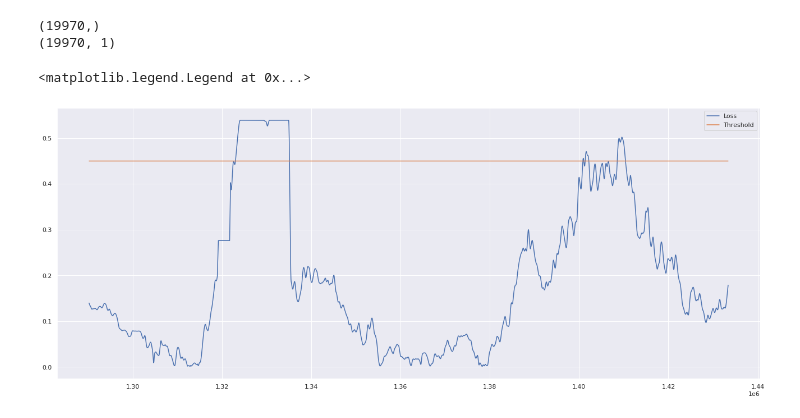
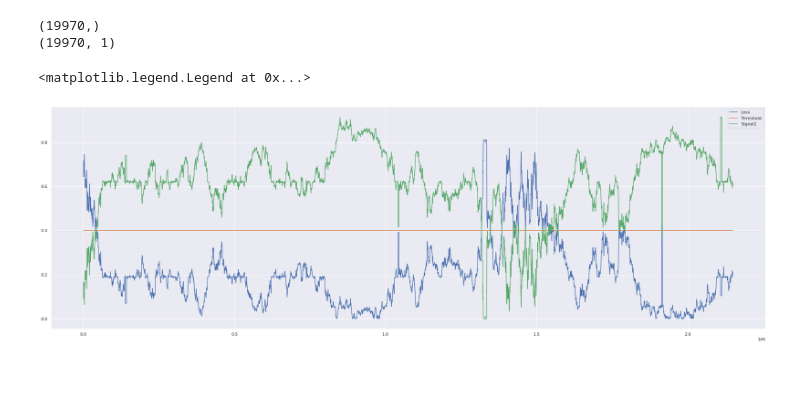
Before and after one commit to abdul2k10023/ML_CAN_IDS, a Jupyter notebook: new.ipynb, the cells around one changed output. Saved outputs shown, nothing was run; the diff lists cells and outputs as text; code cells hidden in the pictures; blank space fills up the shorter version.

Commit message:
added the same plots to single ID model

```diff
--- a/new.ipynb
+++ b/new.ipynb
@@ -80,7 +80,7 @@ Name: Signal1, Length: 1034952, dtype: float64
 # %%
 df_test_plat_ID1 = pd.read_csv('test_plateau.csv', delimiter=',')
 df_test_plat_ID1 = df_test_plat_ID1[df_test_plat_ID1['ID']=='id1'].dropna(axis=1, how='all')
-df_test_plat_ID1 = df_test_plat_ID1.drop(df_test_plat_ID1[['Label','ID']],axis =1)
+df_test_plat_ID1 = df_test_plat_ID1.drop(df_test_plat_ID1[['ID']],axis =1)
 # df_test_plat_ID1 = df_test_plat_ID1.iloc[0:(int(len(df_test_plat_ID1)/5)),:]
 # df_test_plat_ID1 = df_test_plat_ID1.iloc[180000:200000,:]
 df_test_plat_ID1[['Time']] = scaler.fit_transform(df_test_plat_ID1[['Time']])
@@ -88,6 +88,7 @@ df_test_plat_ID1[['Time']] = scaler.fit_transform(df_test_plat_ID1[['Time']])
 # df_test_plat_ID1.iloc[180000:250000,0:2]
 
 # plt.plot(df_test_plat_ID1.iloc[180000:190000,1:2])
-plt.plot(df_test_plat_ID1.iloc[:,1:2])
+print(df_test_plat_ID1)
+plt.plot(df_test_plat_ID1.iloc[:,2:3])
 plt.title('Plateau Attack (180000-190000) values')
 # %% [output]
@@ -173,7 +188,8 @@ plt.savefig('training_loss.png')
 # %% [markdown]
 ### Test Loss
+# %%
+THRESHOLD = 0.4
 # %%
-THRESHOLD = 0.45
 
 x_test_predict = reconstructed_model.predict(X_test, verbose=0)
 test_mae_loss = np.mean(np.abs(x_test_predict - X_test), axis=1)
@@ -195,28 +211,17 @@ print(test_mae_loss.shape)
 # %%
 test_score_df = pd.DataFrame(index=df_test_plat_ID1[TIME_STEP:].index)
 test_score_df['loss'] = test_mae_loss
 test_score_df['threshold'] = THRESHOLD
 test_score_df['anomaly'] = test_score_df.loss > test_score_df.threshold
 test_score_df['Signal1'] = df_test_plat_ID1[TIME_STEP:].Signal1_of_ID
-
+test_score_df['Label'] = df_test_plat_ID1[TIME_STEP:].Label
+test_score_df['notAnomaly'] = test_score_df.loss <= test_score_df.threshold
 #plot the threshoold vs the actual loss values
+plt.figure(figsize=(30,10))
 plt.plot(test_score_df.index, test_score_df.loss, label='Loss')
 plt.plot(test_score_df.index, test_score_df.threshold, label='Threshold')
+plt.plot(test_score_df.index,test_score_df.Signal1, label='Signal1')
 plt.legend()
-
-
-# df['meantemp'].plot()
-# df['humidity'].plot()
-# plt.legend(['Sig1','Sig2'])
-
-# train_set=df[:'2016'].iloc[:,0]
-# test_set=df['2016':].iloc[:,0]
-# df_normal_grp_ID1['Signal1_of_ID'].head()
-# plt.plot(df_normal_grp_ID1['Time'],df_normal_grp_ID1['Signal1_of_ID'])
-# df_normal_grp_ID1 = df_normal_grp_ID1.iloc[0:500,:]
-# fig =
-# len(df_normal_grp_ID1)
-# df_normal_grp_ID1['Signal1'].plot()
 # %% [output]
 <matplotlib.legend.Legend at 0x...>
-[figure, old version]
+[figure, new version]
```
Also changed, not shown: parts of 9 cells of this notebook, 1 other file.
